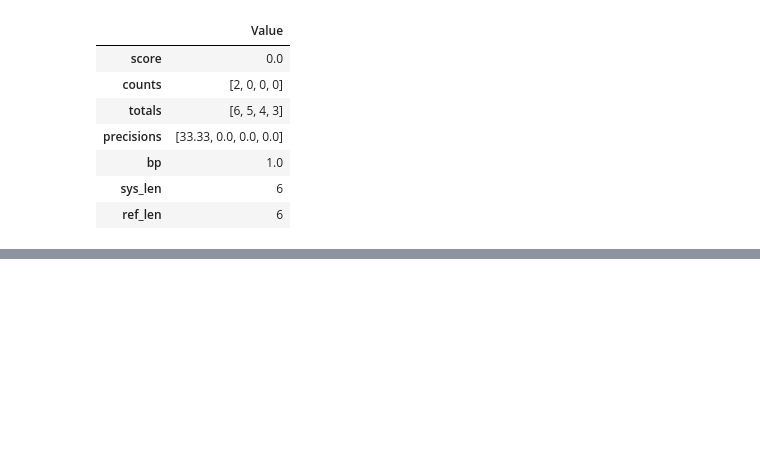
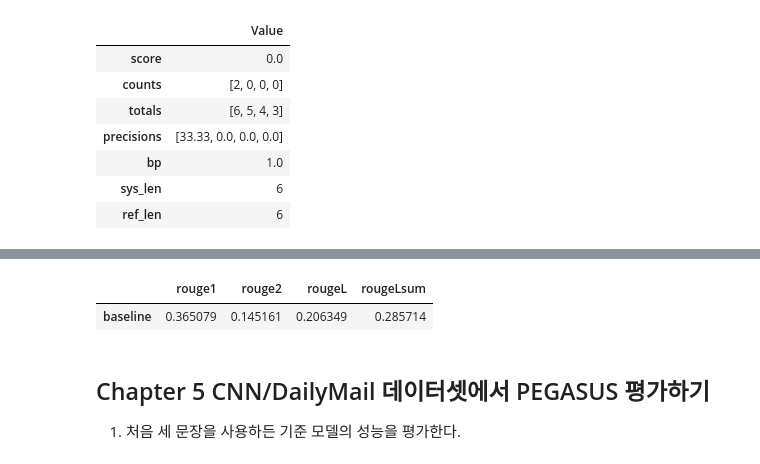
Before and after one commit to redinbluesky/nlp-with-transformers, a Jupyter notebook: 06-요약.ipynb, the cells around one changed output, grey strips where cells are left out. Drawn from its saved outputs; the diff is of its cells as text; code cells hidden in the pictures; blank space fills up the shorter version.

```diff
--- a/06-요약.ipynb
+++ b/06-요약.ipynb
@@ -314,0 +329,21 @@ pd.DataFrame.from_dict(results, orient="index", columns=["Value"])
+# %%
+#%pip install rouge_score
+rouge_metric = evaluate.load("rouge")
+# %%
+reference = dataset["train"][1]["highlights"]
+records = []
+rouge_names = ["rouge1", "rouge2", "rougeL", "rougeLsum"]
+
+for model_name in summaries:
+    prediction = summaries[model_name]
+    rouge_metric.add(prediction=prediction, reference=reference)
+    score = rouge_metric.compute()
+    rounge_dic = dict((rn, score[rn]) for rn in rouge_names)
+    records.append(rounge_dic)
+pd.DataFrame.from_records(records, index=summaries.keys())
+# %% [output]
+|  | rouge1 | rouge2 | rougeL | rougeLsum |
+| baseline | 0.365079 | 0.145161 | 0.206349 | 0.285714 |
+# %% [markdown]
+## Chapter 5 CNN/DailyMail 데이터셋에서 PEGASUS 평가하기 <a class="anchor" id="chapter5"></a>
+1. 처음 세 문장을 사용하든 기준 모델의 성능을 평가한다.
```
Also changed, not shown: parts of 15 cells of this notebook.
